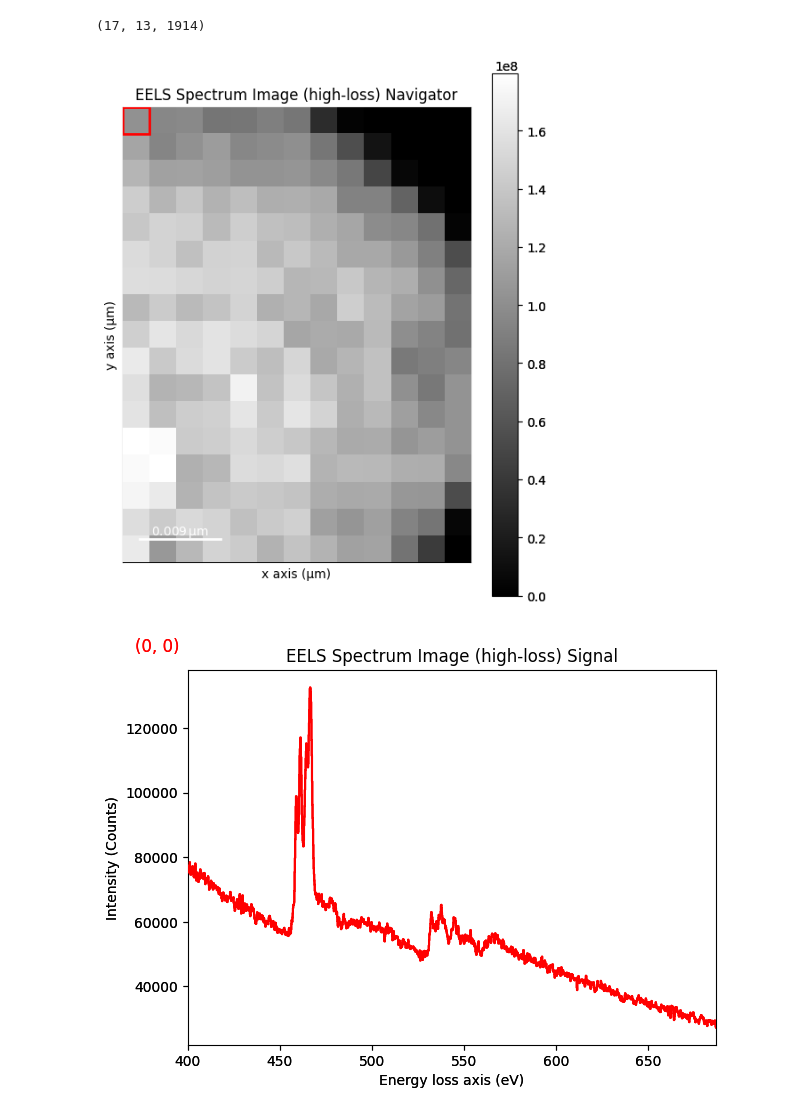
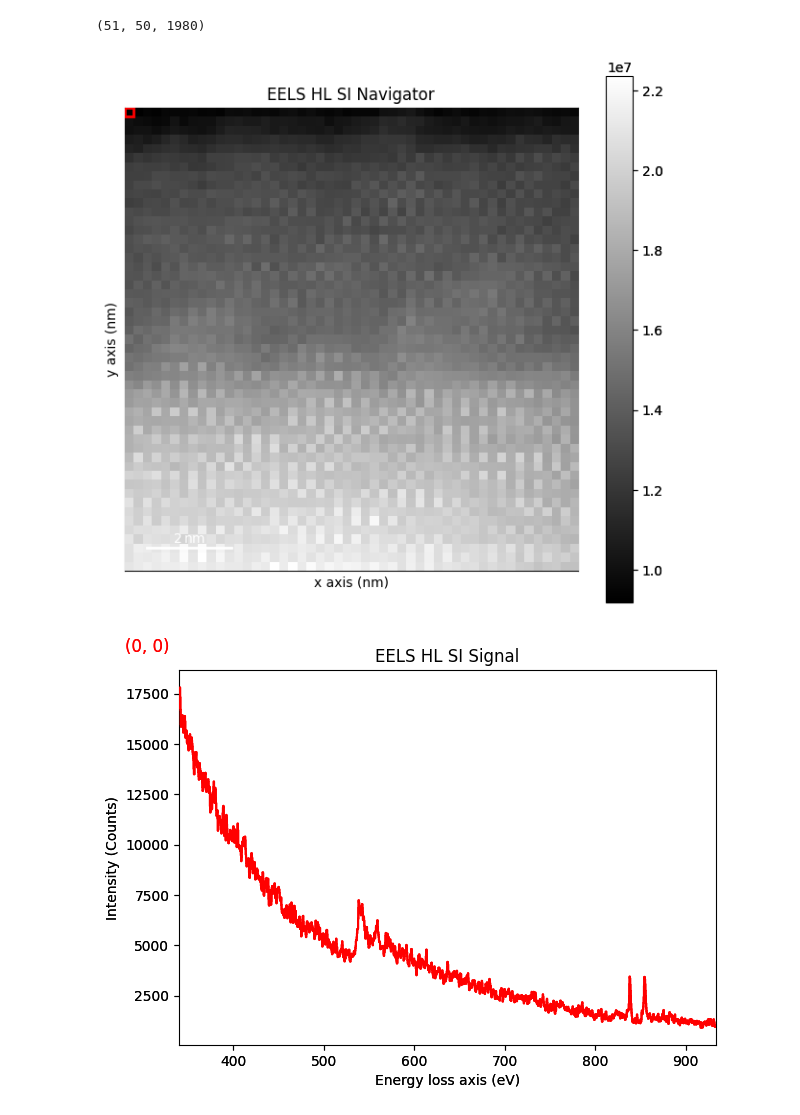
Before and after one commit to seyfal/VCAE, a Jupyter notebook: importDM4.ipynb, the cells around one changed output. Cells and saved outputs as stored; diff of their text form; code cells hidden in the pictures.

```diff
--- a/importDM4.ipynb
+++ b/importDM4.ipynb
@@ -13,9 +7,9 @@ import hyperspy.api as hs
 # %%
-your_image = hs.load("EELS Spectrum Image (high-loss).dm4")
+your_image = hs.load("/Users/seyfal/Desktop/CVAE/ML_Local/data/images_3D/EELS HL SI.dm4")
 your_image.plot()
 
 print(your_image.data.shape)
 # %% [output]
-(17, 13, 1914)
+(51, 50, 1980)
-[figure, old version]
+[figure, new version]
-[figure, old version]
+[figure, new version]
```
Also changed, not shown: parts of 4 cells of this notebook.
